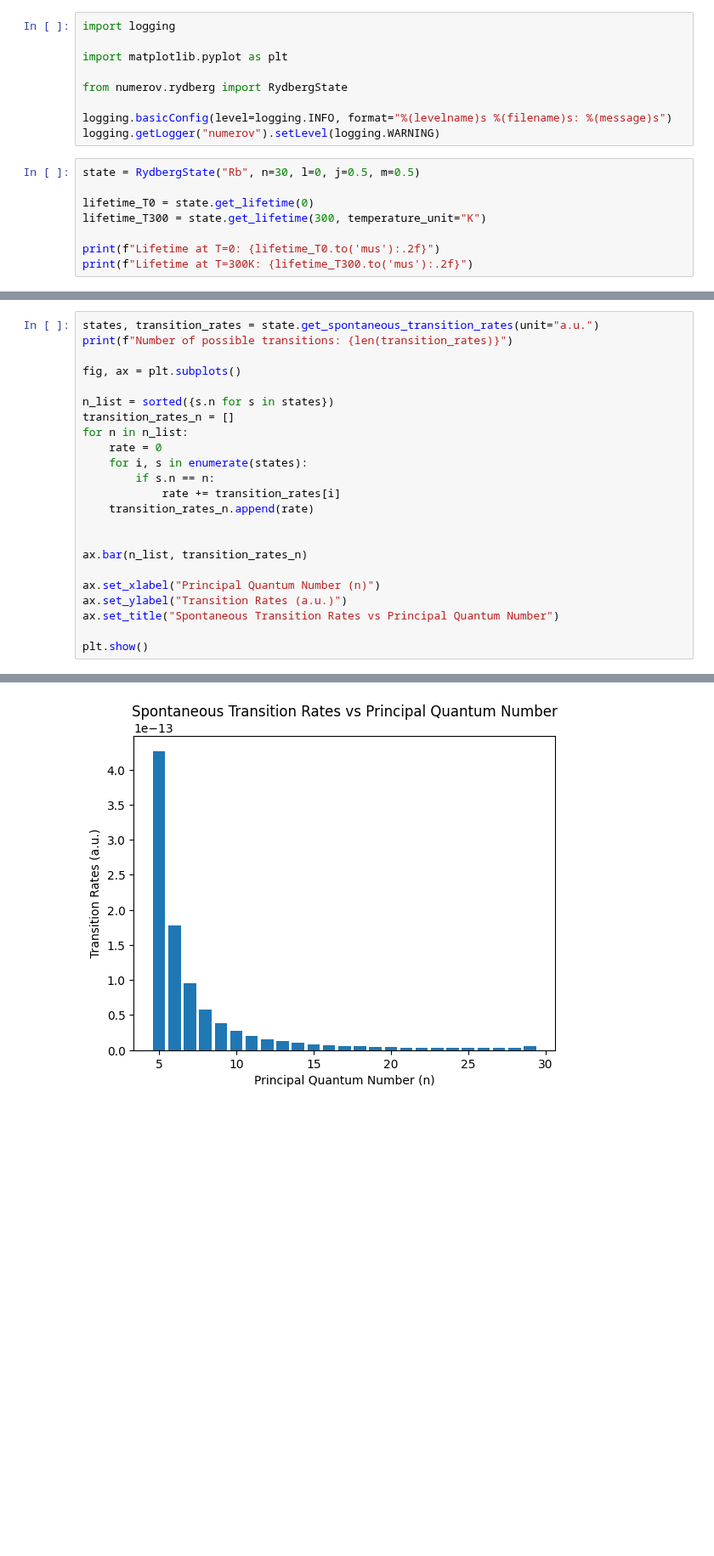
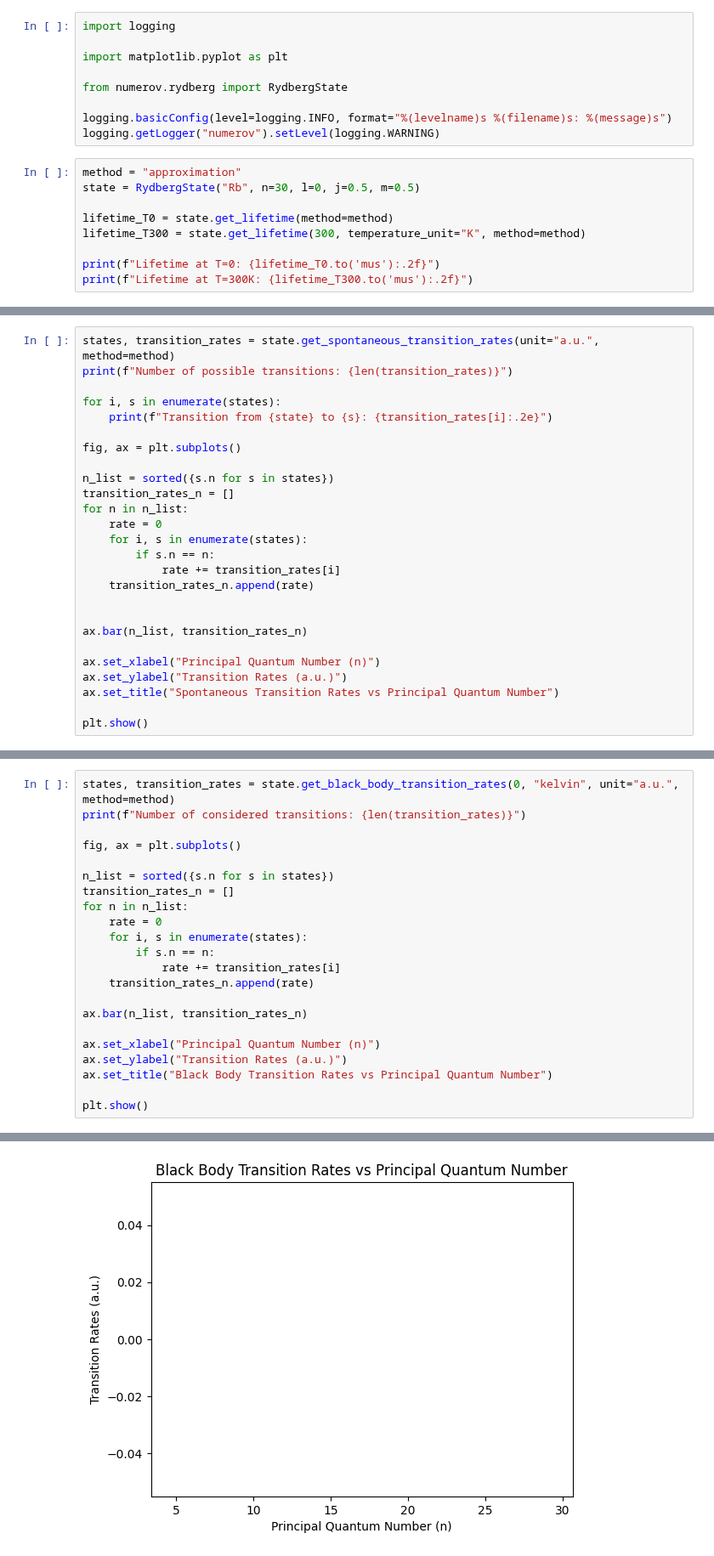
Before and after one commit to pairinteraction/ryd-numerov, a Jupyter notebook: docs/examples/lifetimes.ipynb, the cells around one changed output, grey strips where cells are left out. Shown at 85% size. Cells and saved outputs as stored; diff of their text form; blank space fills up the shorter version.

Commit message:
add TransitionRateMethod

```diff
--- a/docs/examples/lifetimes.ipynb
+++ b/docs/examples/lifetimes.ipynb
@@ -8,10 +8,11 @@ from numerov.rydberg import RydbergState
 logging.basicConfig(level=logging.INFO, format="%(levelname)s %(filename)s: %(message)s")
 logging.getLogger("numerov").setLevel(logging.WARNING)
 # %%
+method = "approximation"
 state = RydbergState("Rb", n=30, l=0, j=0.5, m=0.5)
 
-lifetime_T0 = state.get_lifetime(0)
-lifetime_T300 = state.get_lifetime(300, temperature_unit="K")
+lifetime_T0 = state.get_lifetime(method=method)
+lifetime_T300 = state.get_lifetime(300, temperature_unit="K", method=method)
 
 print(f"Lifetime at T=0: {lifetime_T0.to('mus'):.2f}")
 print(f"Lifetime at T=300K: {lifetime_T300.to('mus'):.2f}")
@@ -20,0 +22,26 @@ Lifetime at T=300K: 15.83 microsecond
+# %%
+states, transition_rates = state.get_spontaneous_transition_rates(unit="a.u.", method=method)
+print(f"Number of possible transitions: {len(transition_rates)}")
+
+for i, s in enumerate(states):
+    print(f"Transition from {state} to {s}: {transition_rates[i]:.2e}")
+
+fig, ax = plt.subplots()
+
+n_list = sorted({s.n for s in states})
+transition_rates_n = []
+for n in n_list:
+    rate = 0
+    for i, s in enumerate(states):
+        if s.n == n:
+            rate += transition_rates[i]
+    transition_rates_n.append(rate)
+
+
+ax.bar(n_list, transition_rates_n)
+
+ax.set_xlabel("Principal Quantum Number (n)")
+ax.set_ylabel("Transition Rates (a.u.)")
+ax.set_title("Spontaneous Transition Rates vs Principal Quantum Number")
+
+plt.show()
@@ -21,6 +67,6 @@ Lifetime at T=300K: 15.83 microsecond
 # %%
-states, transition_rates = state.get_spontaneous_transition_rates(unit="a.u.")
-print(f"Number of possible transitions: {len(transition_rates)}")
+states, transition_rates = state.get_black_body_transition_rates(0, "kelvin", unit="a.u.", method=method)
+print(f"Number of considered transitions: {len(transition_rates)}")
 
 fig, ax = plt.subplots()
 
@@ -33,12 +79,11 @@ for n in n_list:
             rate += transition_rates[i]
     transition_rates_n.append(rate)
 
-
 ax.bar(n_list, transition_rates_n)
 
 ax.set_xlabel("Principal Quantum Number (n)")
 ax.set_ylabel("Transition Rates (a.u.)")
-ax.set_title("Spontaneous Transition Rates vs Principal Quantum Number")
+ax.set_title("Black Body Transition Rates vs Principal Quantum Number")
 
 plt.show()
 # %% [output]
@@ -46 +91 @@ Number of possible transitions: 125
-[figure, old version]
+[figure, new version]
```
Also changed, not shown: parts of 4 cells of this notebook, 1 other file.
